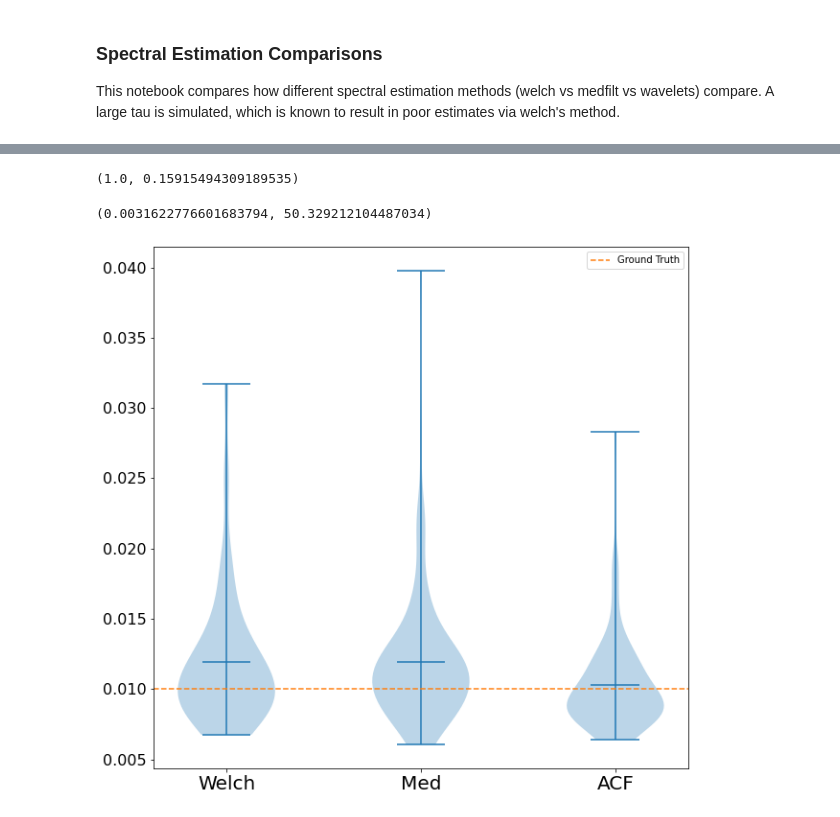
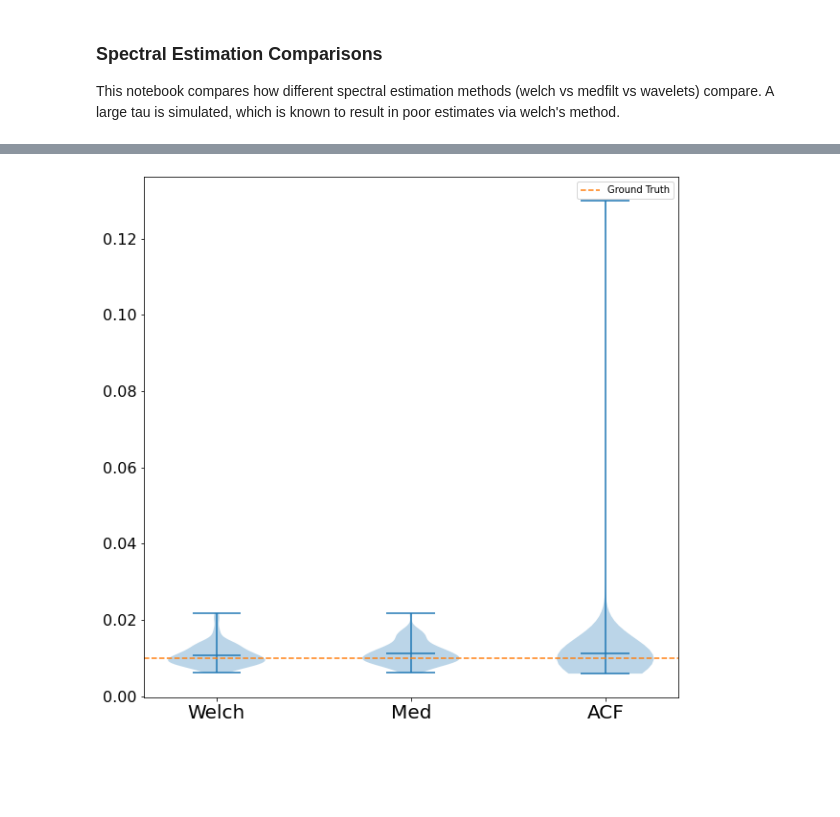
Before and after one commit to voytekresearch/timescale-methods, a Jupyter notebook: notebooks/spectral_method_comparison.ipynb, the cells around one changed output, grey strips where cells are left out. Drawn from its saved outputs; the diff is of its cells as text; code cells hidden in the pictures; blank space fills up the shorter version.

```diff
--- a/notebooks/spectral_method_comparison.ipynb
+++ b/notebooks/spectral_method_comparison.ipynb
@@ -58,50 +58,18 @@ fg_med, kf_med, kt_med = fit_psd(freqs_med, powers_med, f_range=f_range,
 
 
 # Fit ACF
-from scipy.fft import fft, ifft, fftfreq
-"""
-from scipy.fft import ifft, fftfreq
-
-acf_welch = np.zeros((len(probs), len(fg_welch.power_spectra[0]) // 2))
-acf_med= np.zeros((len(probs), len(fg_med.power_spectra[0]) // 2))
-
-for ind, spec in enumerate(fg_welch.power_spectra):
-    acf_welch[ind] = ifft(10**spec)[:len(spec)//2].real
-
-for ind, spec in enumerate(fg_med.power_spectra):
-    acf_med[ind] = ifft(10**spec)[:len(spec)//2].real
-
-
-params_acf_welch = fit_acf(acf_welch)
-params_acf_med = fit_acf(acf_med)
-"""
 corrs = compute_acf(probs, len(probs[0]))
-params = fit_acf(corrs)
+params, _, _ = fit_acf(corrs, fs)
-# %%
-convert_knee_val(1)
-# %% [output]
-(1.0, 0.15915494309189535)
-# %%
-convert_knee_val(.00001)
-# %% [output]
-(0.0031622776601683794, 50.329212104487034)
 # %%
 # Plot fooof
 plt.figure(figsize=(10, 10))
 
-plt.violinplot([kt_welch, kt_med, params[:, 0]/fs], showmeans=True)
+plt.violinplot([kt_welch, kt_med, params[:, 0]], showmeans=True)
 plt.axhline(tau, color='C1', ls='dashed', label='Ground Truth')
 
 plt.yticks(size=16)
 plt.xticks([1, 2, 3], ['Welch', 'Med', 'ACF'], size=20)
 
-
 plt.legend();
-
-#fg_welch, kf_welch, kt_welch = fit_psd(freqs_welch, powers_welch.mean(axis=0), f_range=f_range,
-#                                       fooof_init=fooof_init, knee_bounds=(0, 1000))
-
-#fg_med, kf_med, kt_med = fit_psd(freqs_med, powers_med.mean(axis=0), f_range=f_range,
-#                                 fooof_init=fooof_init, knee_bounds=(0, 1000))
 # %% [output]
-[figure, old version]
+[figure, new version]
```
Also changed, not shown: parts of 3 cells of this notebook, 9 other files.
